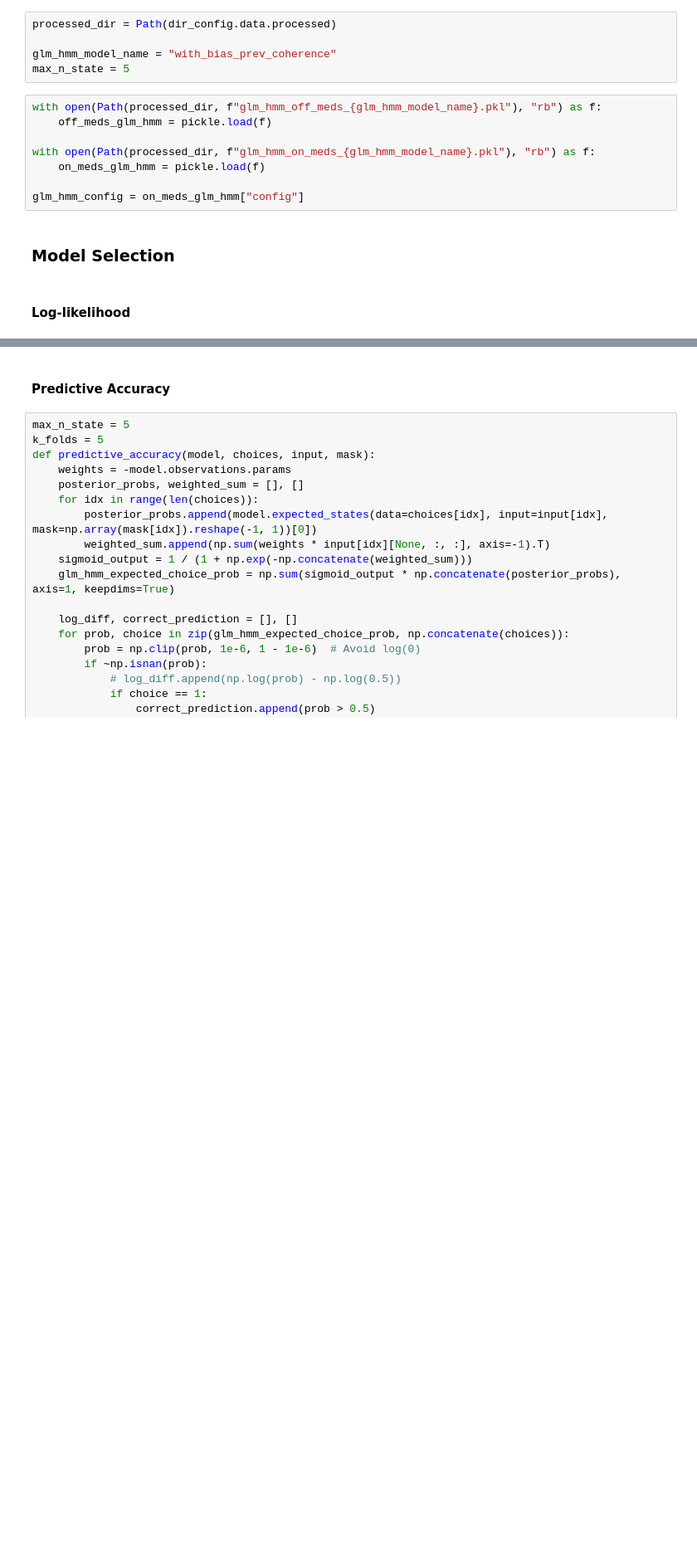
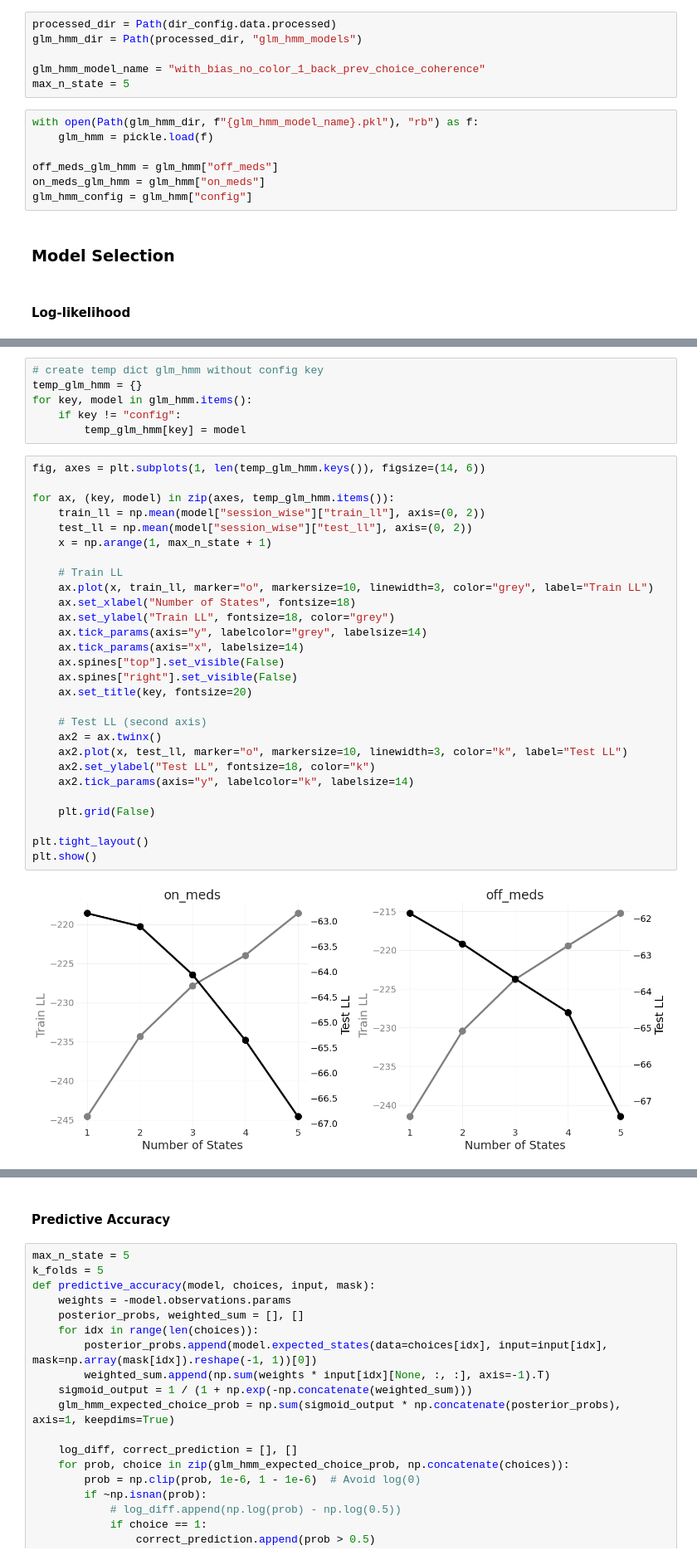
Before and after one commit to vaibrainium/bayesian-priors-in-pd-subtype, a Jupyter notebook: notebooks/2.20-glm-hmm-model-selection.ipynb, the cells around one changed output, grey strips where cells are left out. Shown at 83% size. Saved outputs shown, nothing was run; the diff lists cells and outputs as text; blank space fills up the shorter version.

```diff
--- a/notebooks/2.20-glm-hmm-model-selection.ipynb
+++ b/notebooks/2.20-glm-hmm-model-selection.ipynb
@@ -18,17 +21,17 @@ from src.utils import pmf_utils, glm_hmm_utils
 from src.utils.glm_hmm_utils_cv import cross_validation_split
 # %%
 processed_dir = Path(dir_config.data.processed)
+glm_hmm_dir = Path(processed_dir, "glm_hmm_models")
 
-glm_hmm_model_name = "with_bias_prev_coherence"
+glm_hmm_model_name = "with_bias_no_color_1_back_prev_choice_coherence"
 max_n_state = 5
 # %%
-with open(Path(processed_dir, f"glm_hmm_off_meds_{glm_hmm_model_name}.pkl"), "rb") as f:
-	off_meds_glm_hmm = pickle.load(f)
+with open(Path(glm_hmm_dir, f"{glm_hmm_model_name}.pkl"), "rb") as f:
+	glm_hmm = pickle.load(f)
 
-with open(Path(processed_dir, f"glm_hmm_on_meds_{glm_hmm_model_name}.pkl"), "rb") as f:
-    on_meds_glm_hmm = pickle.load(f)
-
-glm_hmm_config = on_meds_glm_hmm["config"]
+off_meds_glm_hmm = glm_hmm["off_meds"]
+on_meds_glm_hmm = glm_hmm["on_meds"]
+glm_hmm_config = glm_hmm["config"]
 # %% [markdown]
 ### Model Selection
 # %% [markdown]
@@ -65,0 +39,36 @@ plt.show()
+# %%
+# create temp dict glm_hmm without config key
+temp_glm_hmm = {}
+for key, model in glm_hmm.items():
+    if key != "config":
+        temp_glm_hmm[key] = model
+# %%
+fig, axes = plt.subplots(1, len(temp_glm_hmm.keys()), figsize=(14, 6))
+
+for ax, (key, model) in zip(axes, temp_glm_hmm.items()):
+    train_ll = np.mean(model["session_wise"]["train_ll"], axis=(0, 2))
+    test_ll = np.mean(model["session_wise"]["test_ll"], axis=(0, 2))
+    x = np.arange(1, max_n_state + 1)
+
+    # Train LL
+    ax.plot(x, train_ll, marker="o", markersize=10, linewidth=3, color="grey", label="Train LL")
+    ax.set_xlabel("Number of States", fontsize=18)
+    ax.set_ylabel("Train LL", fontsize=18, color="grey")
+    ax.tick_params(axis="y", labelcolor="grey", labelsize=14)
+    ax.tick_params(axis="x", labelsize=14)
+    ax.spines["top"].set_visible(False)
+    ax.spines["right"].set_visible(False)
+    ax.set_title(key, fontsize=20)
+
+    # Test LL (second axis)
+    ax2 = ax.twinx()
+    ax2.plot(x, test_ll, marker="o", markersize=10, linewidth=3, color="k", label="Test LL")
+    ax2.set_ylabel("Test LL", fontsize=18, color="k")
+    ax2.tick_params(axis="y", labelcolor="k", labelsize=14)
+
+    plt.grid(False)
+
+plt.tight_layout()
+plt.show()
+# %% [output]
+[figure, added]
```
Also changed, not shown: parts of 5 cells of this notebook, 13 other files.
